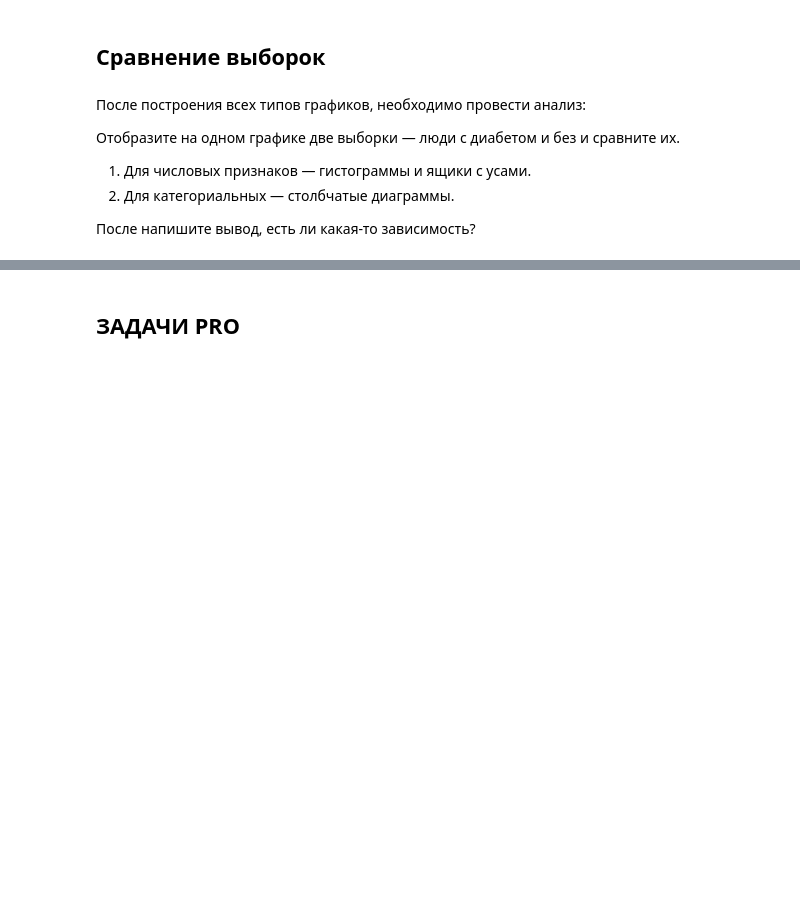
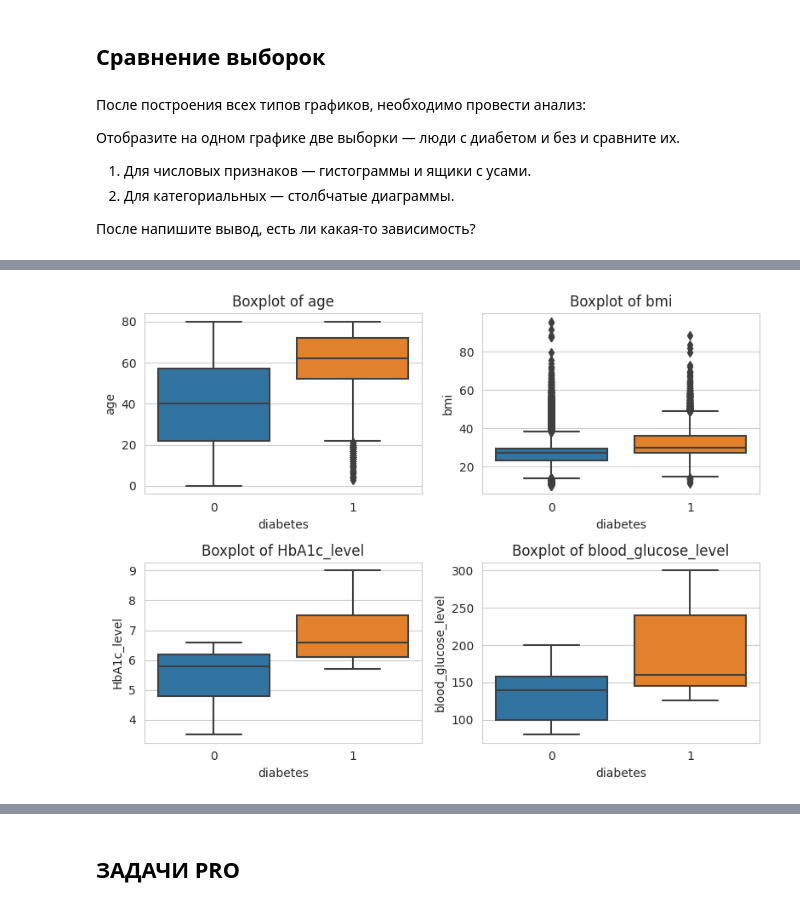
Before and after one commit to MariaAltisheva/DS, a Jupyter notebook: visual/HW_1_5_PRO_for_stud.ipynb, the cells around one changed output, grey strips where cells are left out. Cells and saved outputs as stored; diff of their text form; code cells hidden in the pictures; blank space fills up the shorter version.

```diff
--- a/visual/HW_1_5_PRO_for_stud.ipynb
+++ b/visual/HW_1_5_PRO_for_stud.ipynb
@@ -341,0 +352,13 @@ plt.show()
+# %%
+# Ящики диаграмм для числовых признаков
+fig, axes = plt.subplots(nrows=2, ncols=2, figsize=(8, 6))
+axes = axes.flatten()
+
+for i, feature in enumerate(numerical_features):
+    sns.boxplot(data=df, x='diabetes', y=feature, ax=axes[i])
+    axes[i].set_title(f'Boxplot of {feature}')
+
+plt.tight_layout()
+plt.show()
+# %% [output]
+[figure, added]
```
Also changed, not shown: parts of 5 cells of this notebook.
